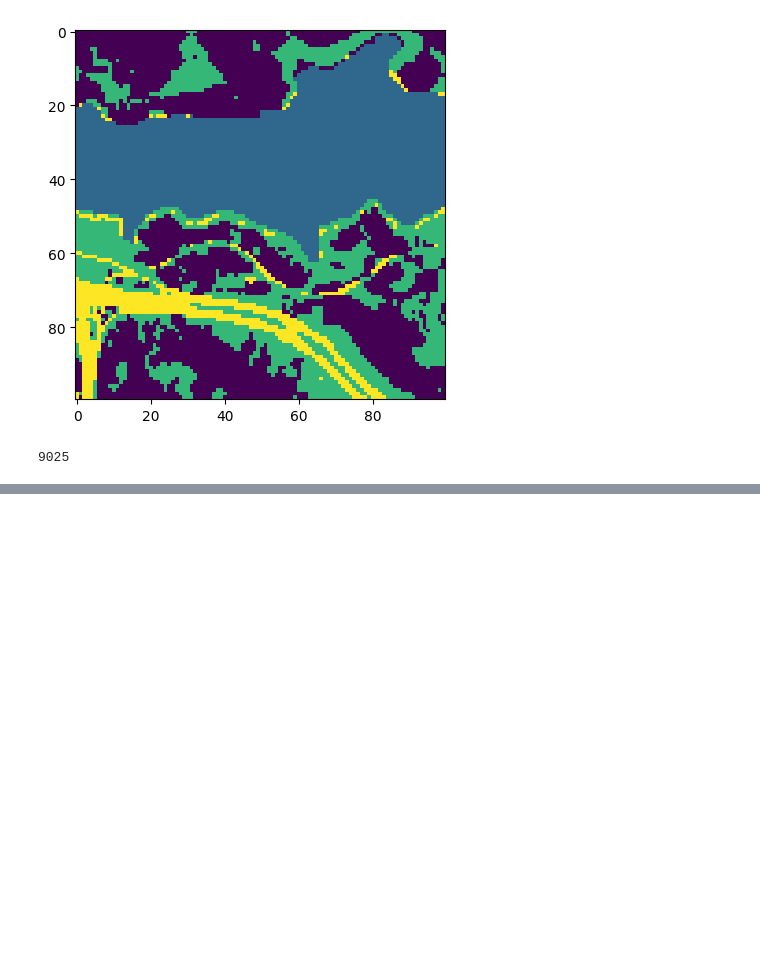
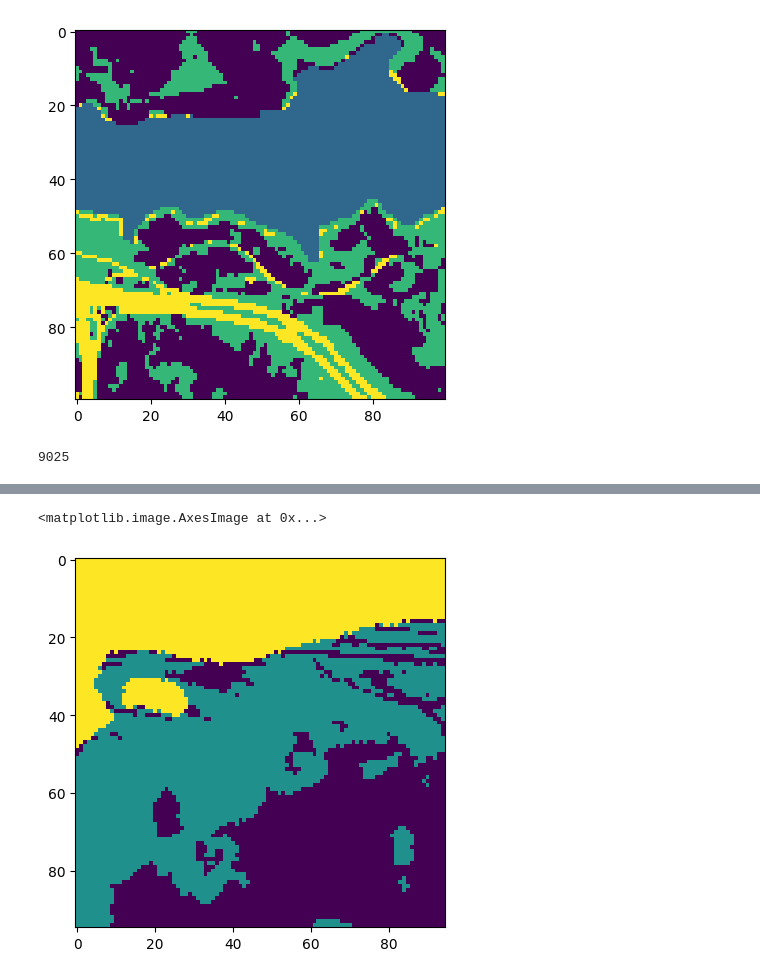
Before and after one commit to jonasroy/SVM_THESIS_PROJECT, a Jupyter notebook: Model/Model_Tree3.ipynb, the cells around one changed output, grey strips where cells are left out. Drawn from its saved outputs; the diff is of its cells as text; code cells hidden in the pictures; blank space fills up the shorter version.

```diff
--- a/Model/Model_Tree3.ipynb
+++ b/Model/Model_Tree3.ipynb
@@ -236,3 +226,10 @@ OneClassSVM()
 # %%
 # split samson into train test sets
 X_train, X_test, y_train, y_test = train_test_split(X,y, test_size=0.999, random_state=1)
+# %%
+# Test the predicted yout data vs the true y data.
+yout = svm_al.predict(train)
+yout2 = svm_be.predict(x_train)
+
+print((yout==labels).sum()/len(labels))
+(yout4==y[y != 2]).sum()/len(y[y != 2])
@@ -238,0 +239,25 @@ X_train, X_test, y_train, y_test = train_test_split(X,y, test_size=0.999, random
+# %%
+print(len(yout))
+print(len(yout2))
+
+print(classesInLabels(yout))
+print(classesInLabels(yout2))
+
+#print(len(yout[yout == 0]))
+
+count = len(yout2) - len(yout[yout == 0])
+print(count)
+
+jump_over = 0
+
+for i in range(len(yout)):
+    if(yout[i] == 0):
+        if(jump_over < 10):
+            yout[i] = yout2[jump_over]
+            jump_over += 1
+            count += 1
+        else:
+            yout[i] = yout2[count]
+            count += 1
+
+print(count)
@@ -242,6 +274,3 @@ X_test_remaining = X_test[y_test == 0]
 y_test_remaining = y_test[y_test == 0]
 
 youtbe = svm_be.fit(X_test_remaining, y_test_remaining)
-
-yout = np.copy(youtal)
-yout[yout == 0] = youtbe
@@ -262,0 +301,5 @@ TypeError: Singleton array array(SVC(), dtype=object) cannot be considered a val
+# %%
+plt.imshow(yout.reshape((95,95)))
+# %% [output]
+<matplotlib.image.AxesImage at 0x...>
+[figure, added]
```
Also changed, not shown: parts of 12 cells of this notebook.
